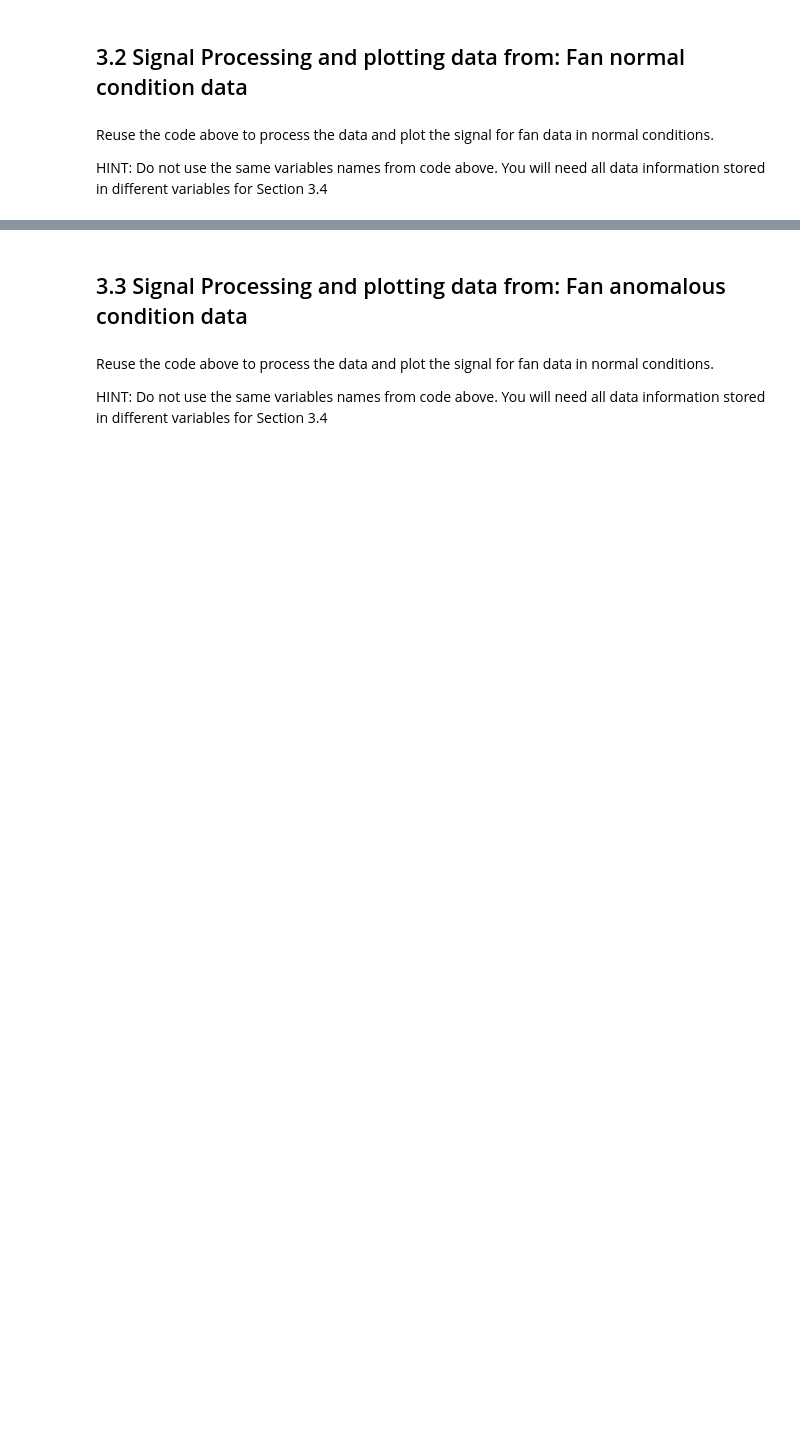
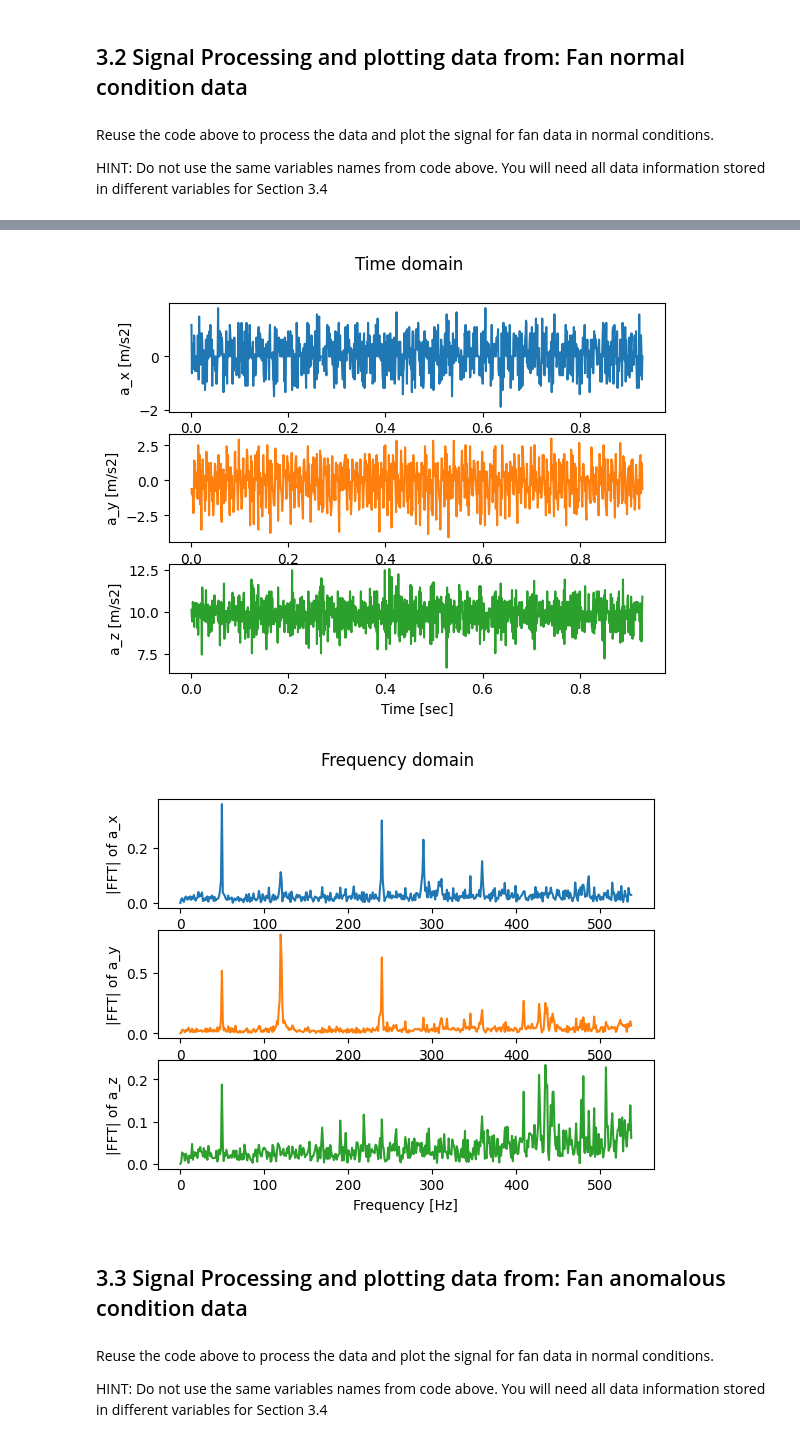
Before and after one commit to rd908213/ME-597-IIoT, a Jupyter notebook: lab/lab2/L2_Colab3.ipynb, the cells around one changed output, grey strips where cells are left out. Cells and saved outputs as stored; diff of their text form; code cells hidden in the pictures; blank space fills up the shorter version.

```diff
--- a/lab/lab2/L2_Colab3.ipynb
+++ b/lab/lab2/L2_Colab3.ipynb
@@ -153,3 +193,36 @@ HINT: Do not use the same variables names from code above. You will need all dat
+# %%
+#Insert the block of code for processing and plotting here:
+#
+fig1, ax1 = plt.subplots(3)
+fig1.suptitle('Time domain')
+ax1[0].plot(t_normal,a_x_normal,'tab:blue')
+ax1[0].set_ylabel('a_x [m/s2]')
+ax1[1].plot(t_normal,a_y_normal, 'tab:orange')
+ax1[1].set_ylabel('a_y [m/s2]')
+ax1[2].plot(t_normal,a_z_normal, 'tab:green')
+ax1[2].set_ylabel('a_z [m/s2]')
+ax1[2].set_xlabel('Time [sec]')
+
+f_x_normal, y_x_normal = get_fft(a_x_normal, T_normal, N_normal)
+f_y_normal, y_y_normal = get_fft(a_y_normal, T_normal, N_normal)
+f_z_normal, y_z_normal = get_fft(a_z_normal, T_normal, N_normal)
+
+fig2, ax2 = plt.subplots(3)
+fig2.suptitle('Frequency domain')
+ax2[0].plot(f_x_normal,y_x_normal,'tab:blue')
+ax2[0].set_ylabel('|FFT| of a_x')
+ax2[1].plot(f_y_normal,y_y_normal,'tab:orange')
+ax2[1].set_ylabel('|FFT| of a_y')
+ax2[2].plot(f_z_normal,y_z_normal,'tab:green')
+ax2[2].set_ylabel('|FFT| of a_z')
+ax2[2].set_xlabel('Frequency [Hz]')
+
+plt.show()
+
+#
+# %% [output]
+[figure, added]
+[figure, added]
 # %% [markdown]
 ## 3.3 Signal Processing and plotting data from: Fan anomalous condition data
 # %% [markdown]
```
Also changed, not shown: parts of 32 cells of this notebook, 2 other files.
